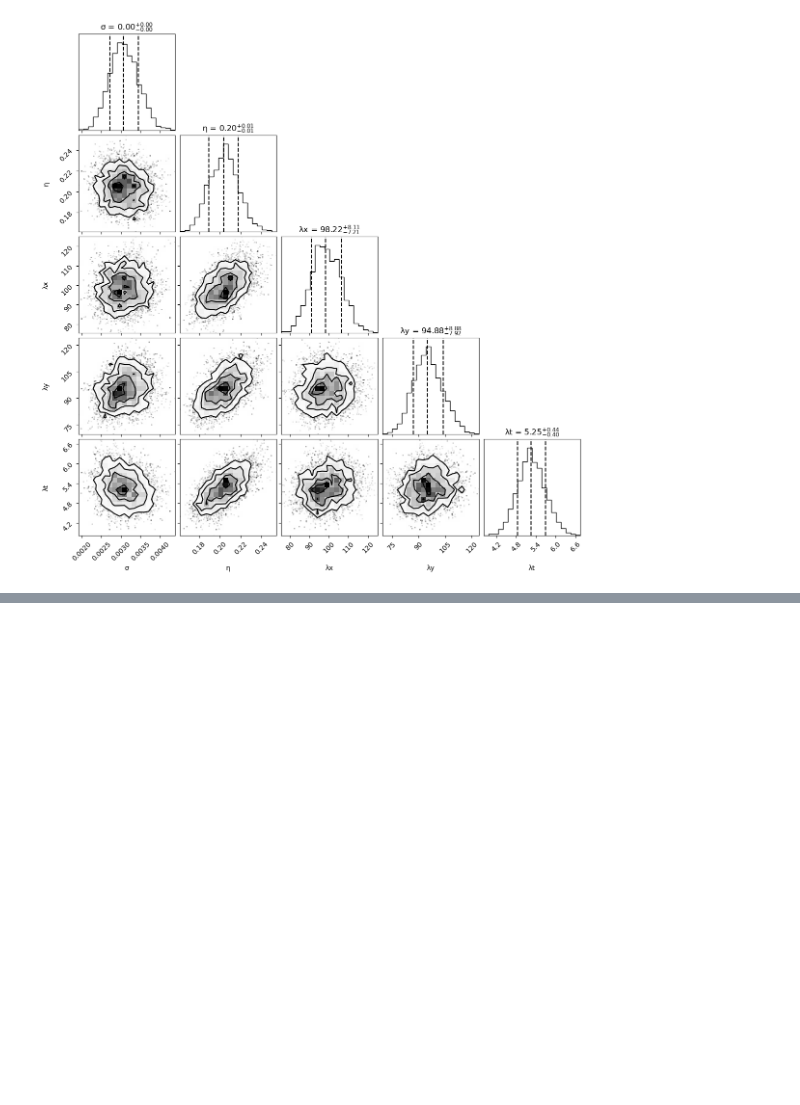
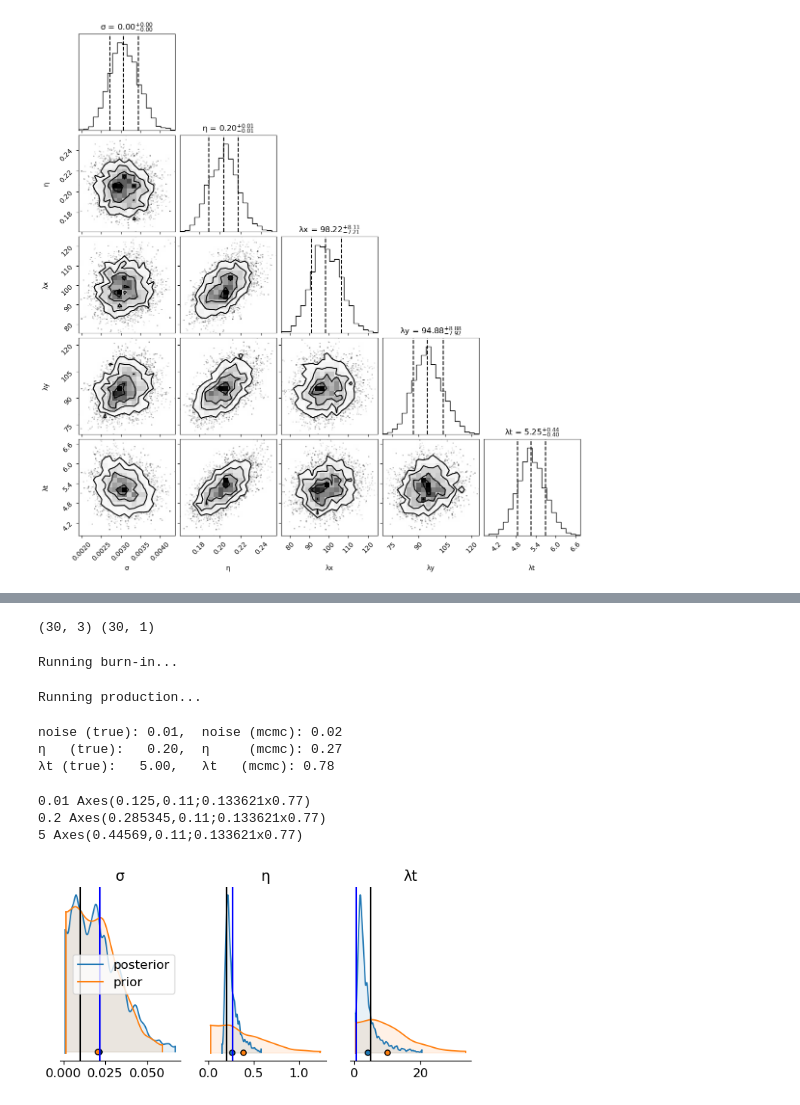
Before and after one commit to ahmaddroobi99/nwa, a Jupyter notebook: stats/drifter_3D_inference.ipynb, the cells around one changed output, grey strips where cells are left out. Drawn from its saved outputs; the diff is of its cells as text; code cells hidden in the pictures; blank space fills up the shorter version.

```diff
--- a/stats/drifter_3D_inference.ipynb
+++ b/stats/drifter_3D_inference.ipynb
@@ -385,0 +540,72 @@ fig = corner.corner(samples,
+# %%
+def massage
+u, x, y, t = xr.broadcast(ds.u, ds.x, ds.y, ds.time)
+assert u.shape==x.shape==y.shape==t.shape
+x = x.values.ravel()
+y = y.values.ravel()
+t = t.values.ravel()
+
+X = np.hstack([x[:,None], y[:,None], t[:,None]])
+u = ds.u.values.ravel()[:, None]
+
+# add noise
+u += np.random.randn(*u.shape)*noise
+
+print(X.shape, u.shape)
+# %% [output]
+(30, 3) (30, 1)
+# %%
+samples, log_prob, priors_out, sampler = mcmc.mcmc(
+    X,
+    u,
+    covfunc,
+    covparams_priors,
+    noise_prior,
+    nwarmup=100,
+    niter=100,
+    verbose=False,
+)
+# %% [output]
+Running burn-in...
+Running production...
+# %%
+i = np.argmax(log_prob)
+MAP = samples[i, :]
+
+print('noise (true): {:3.2f},  noise (mcmc): {:3.2f}'.format(noise, MAP[0]))
+print('η   (true):   {:3.2f},  η     (mcmc): {:3.2f}'.format(covparams[0],  MAP[1]))
+print('λt (true):   {:3.2f},   λt   (mcmc): {:3.2f}'.format(covparams[1],  MAP[2]))
+# %% [output]
+noise (true): 0.01,  noise (mcmc): 0.02
+η   (true):   0.20,  η     (mcmc): 0.27
+λt (true):   5.00,   λt   (mcmc): 0.78
+# %%
+labels = ['σ', 'η', 'λt']
+def convert_to_az(d, labels):
+    output = {}
+    for ii, ll in enumerate(labels):
+        output.update({ll:d[:,ii]})
+    return az.convert_to_dataset(output)
+
+priors_out_az = convert_to_az(priors_out, labels)
+samples_az    = convert_to_az(samples, labels)
+
+axs = az.plot_density(   [samples_az[labels],
+                         priors_out_az[labels]],
+                         shade=0.1,
+                         grid=(1, 5),
+                         textsize=12,
+                         figsize=(12,3),
+                         data_labels=('posterior','prior'),
+                         hdi_prob=0.995)
+
+for t, m, ax in zip([noise,]+list(covparams), MAP, axs[0]):
+    print(t, ax)
+    ax.axvline(t, color="k", ls="-")
+    ax.axvline(m, color="b", ls="-")
+    #ax.set_xlim(0, t*2)
+# %% [output]
+0.01 Axes(0.125,0.11;0.133621x0.77)
+0.2 Axes(0.285345,0.11;0.133621x0.77)
+5 Axes(0.44569,0.11;0.133621x0.77)
+[figure, added]
```
Also changed, not shown: parts of 27 cells of this notebook, 2 other files.
